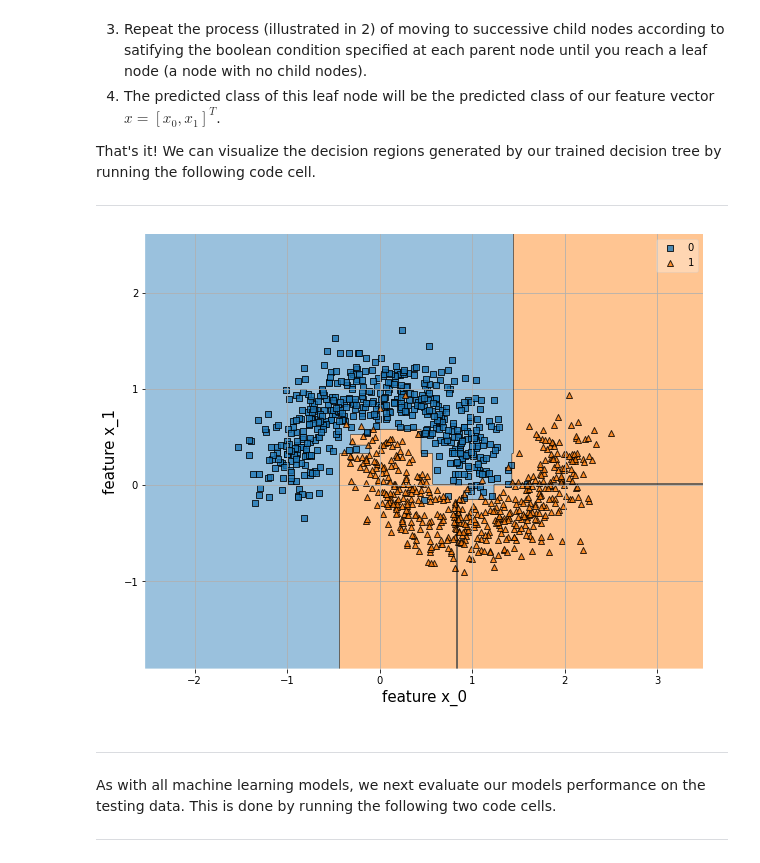
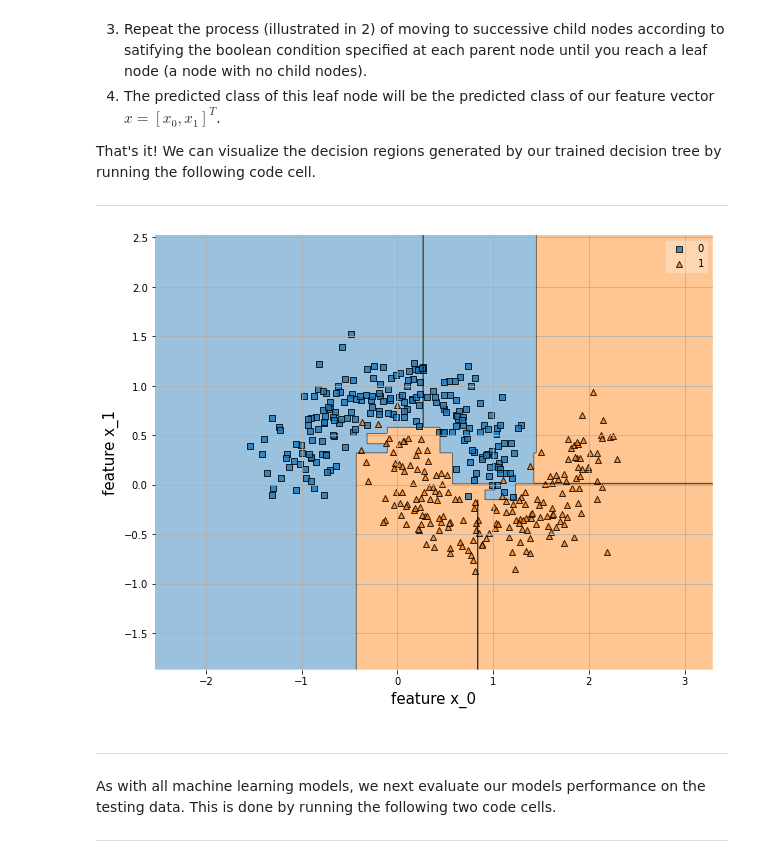
Before and after one commit to RandyRDavila/Data_Science_and_Machine_Learning_Spring_2022, a Jupyter notebook: Lecture_8/Lecture_8_1.ipynb, the cells around one changed output. Saved outputs shown, nothing was run; the diff lists cells and outputs as text; code cells hidden in the pictures.

```diff
--- a/Lecture_8/Lecture_8_1.ipynb
+++ b/Lecture_8/Lecture_8_1.ipynb
@@ -145,14 +145,14 @@ That's it! We can visualize the decision regions generated by our trained decisi
 # %%
 from mlxtend.plotting import plot_decision_regions
 
 plt.figure(figsize = (10, 8))
-plot_decision_regions(X, y, clf = decision_tree)
+plot_decision_regions(X_test, y_test, clf = decision_tree)
 plt.xlabel("feature x_0", fontsize = 15)
 plt.ylabel("feature x_1", fontsize = 15)
 plt.grid()
 plt.show()
 # %% [output]
-[figure, old version]
+[figure, new version]
 # %% [markdown]
 ---
 
```
Also changed, not shown: parts of 6 cells of this notebook, 16 other files.
